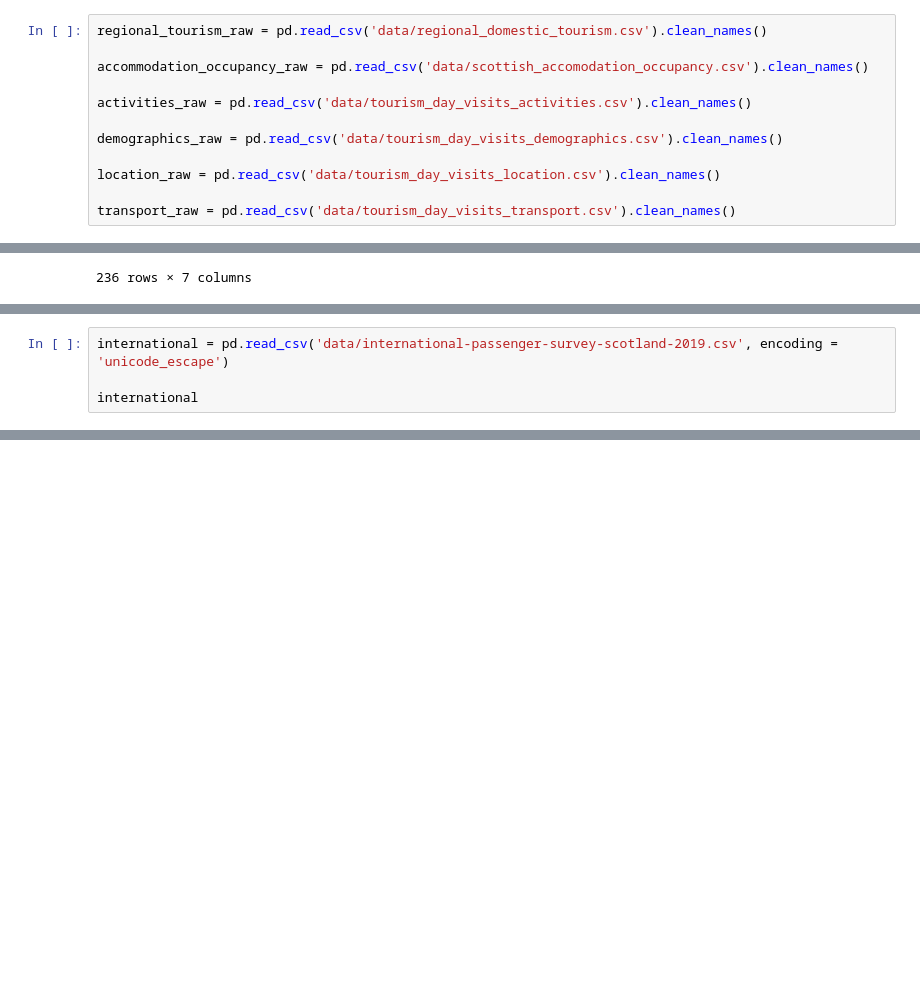
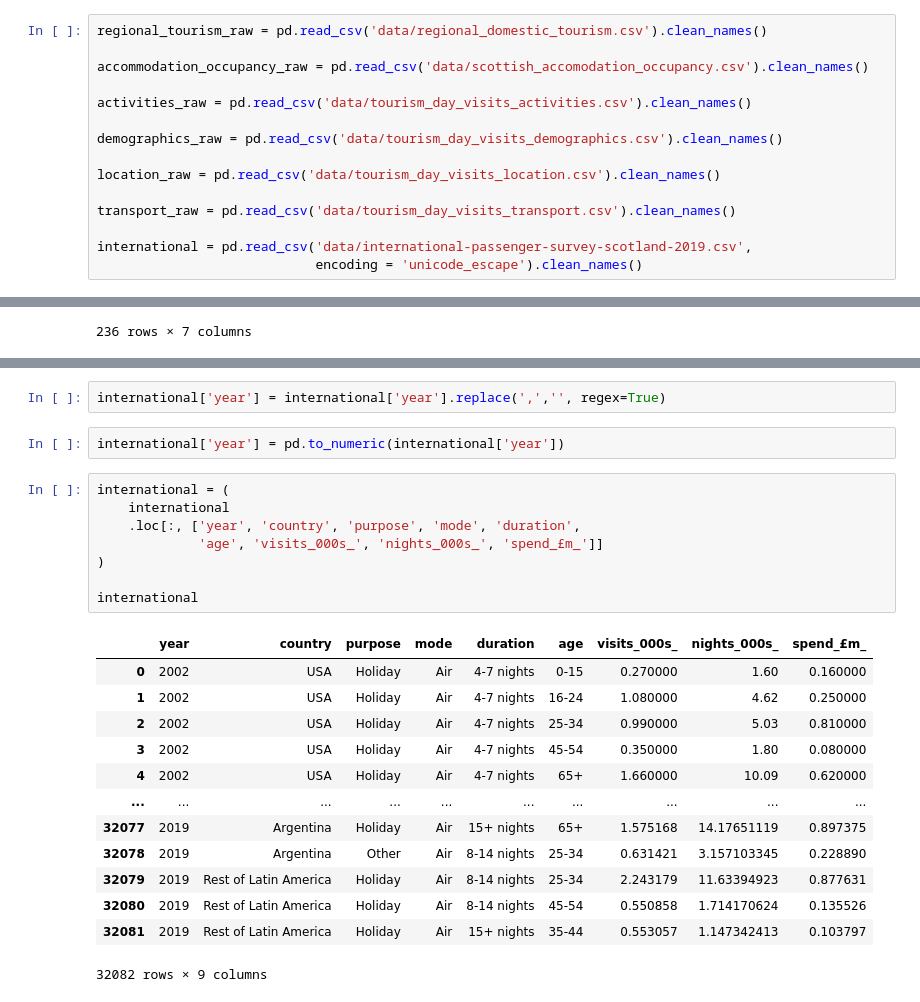
Before and after one commit to lloydlombardi/final_project_visit_scotland, a Jupyter notebook: data_cleaning/data_cleaning.ipynb, the cells around one changed output, grey strips where cells are left out. Cells and saved outputs as stored; diff of their text form; blank space fills up the shorter version.

```diff
--- a/data_cleaning/data_cleaning.ipynb
+++ b/data_cleaning/data_cleaning.ipynb
@@ -20,6 +22,9 @@ demographics_raw = pd.read_csv('data/tourism_day_visits_demographics.csv').clean
 location_raw = pd.read_csv('data/tourism_day_visits_location.csv').clean_names()
 
 transport_raw = pd.read_csv('data/tourism_day_visits_transport.csv').clean_names()
+
+international = pd.read_csv('data/international-passenger-survey-scotland-2019.csv',
+                            encoding = 'unicode_escape').clean_names()
 # %% [markdown]
 ### Look for any NA values in the datasets
 # %%
@@ -1001,4 +998,0 @@ transport.to_csv('clean_data/transport.csv', index=False)
-# %%
-international = pd.read_csv('data/international-passenger-survey-scotland-2019.csv', encoding = 'unicode_escape')
-
-international
@@ -1018,0 +1008,26 @@ international
+# %%
+international['year'] = international['year'].replace(',','', regex=True)
+# %%
+international['year'] = pd.to_numeric(international['year'])
+# %%
+international = (
+    international
+    .loc[:, ['year', 'country', 'purpose', 'mode', 'duration',
+             'age', 'visits_000s_', 'nights_000s_', 'spend_£m_']]
+)
+
+international
+# %% [output]
+|  | year | country | purpose | mode | duration | age | visits_000s_ | nights_000s_ | spend_£m_ |
+| 0 | 2002 | USA | Holiday | Air | 4-7 nights | 0-15 | 0.270000 | 1.60 | 0.160000 |
+| 1 | 2002 | USA | Holiday | Air | 4-7 nights | 16-24 | 1.080000 | 4.62 | 0.250000 |
+| 2 | 2002 | USA | Holiday | Air | 4-7 nights | 25-34 | 0.990000 | 5.03 | 0.810000 |
+| 3 | 2002 | USA | Holiday | Air | 4-7 nights | 45-54 | 0.350000 | 1.80 | 0.080000 |
+| 4 | 2002 | USA | Holiday | Air | 4-7 nights | 65+ | 1.660000 | 10.09 | 0.620000 |
+| ... | ... | ... | ... | ... | ... | ... | ... | ... | ... |
+| 32077 | 2019 | Argentina | Holiday | Air | 15+ nights | 65+ | 1.575168 | 14.17651119 | 0.897375 |
+| 32078 | 2019 | Argentina | Other | Air | 8-14 nights | 25-34 | 0.631421 | 3.157103345 | 0.228890 |
+| 32079 | 2019 | Rest of Latin America | Holiday | Air | 8-14 nights | 25-34 | 2.243179 | 11.63394923 | 0.877631 |
+| 32080 | 2019 | Rest of Latin America | Holiday | Air | 8-14 nights | 45-54 | 0.550858 | 1.714170624 | 0.135526 |
+| 32081 | 2019 | Rest of Latin America | Holiday | Air | 15+ nights | 35-44 | 0.553057 | 1.147342413 | 0.103797 |
+32082 rows × 9 columns
```
Also changed, not shown: parts of 8 cells of this notebook, 4 other files.
